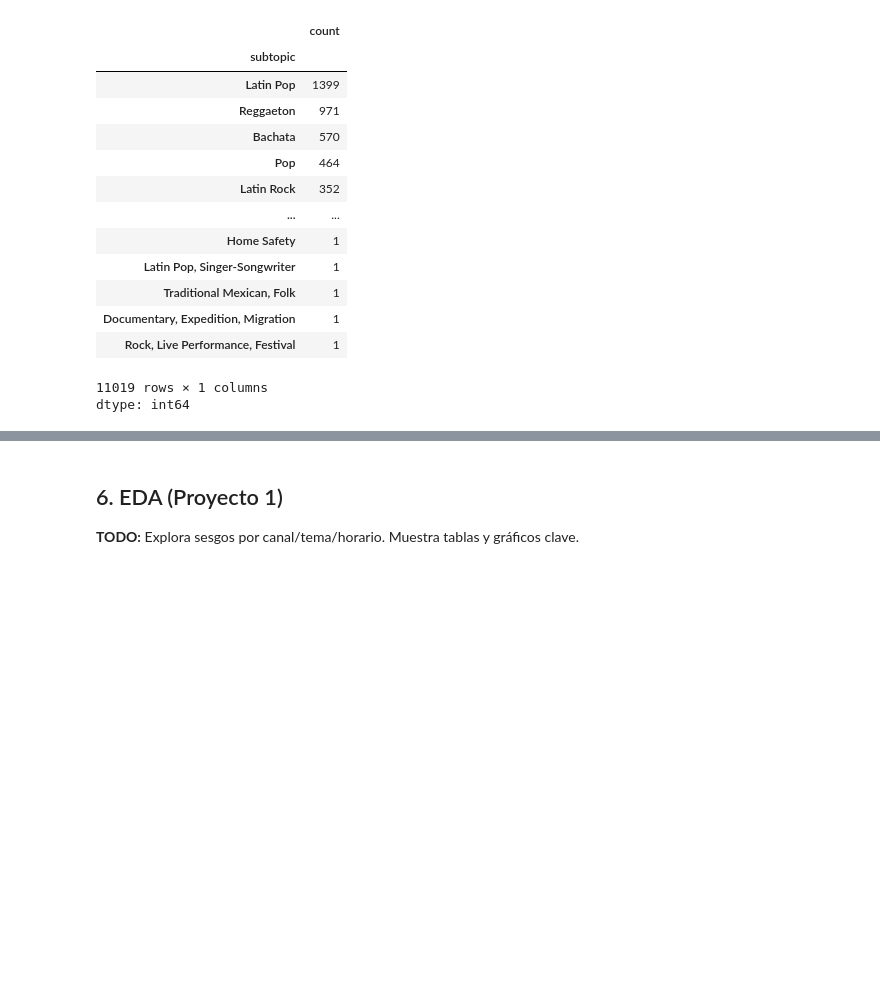
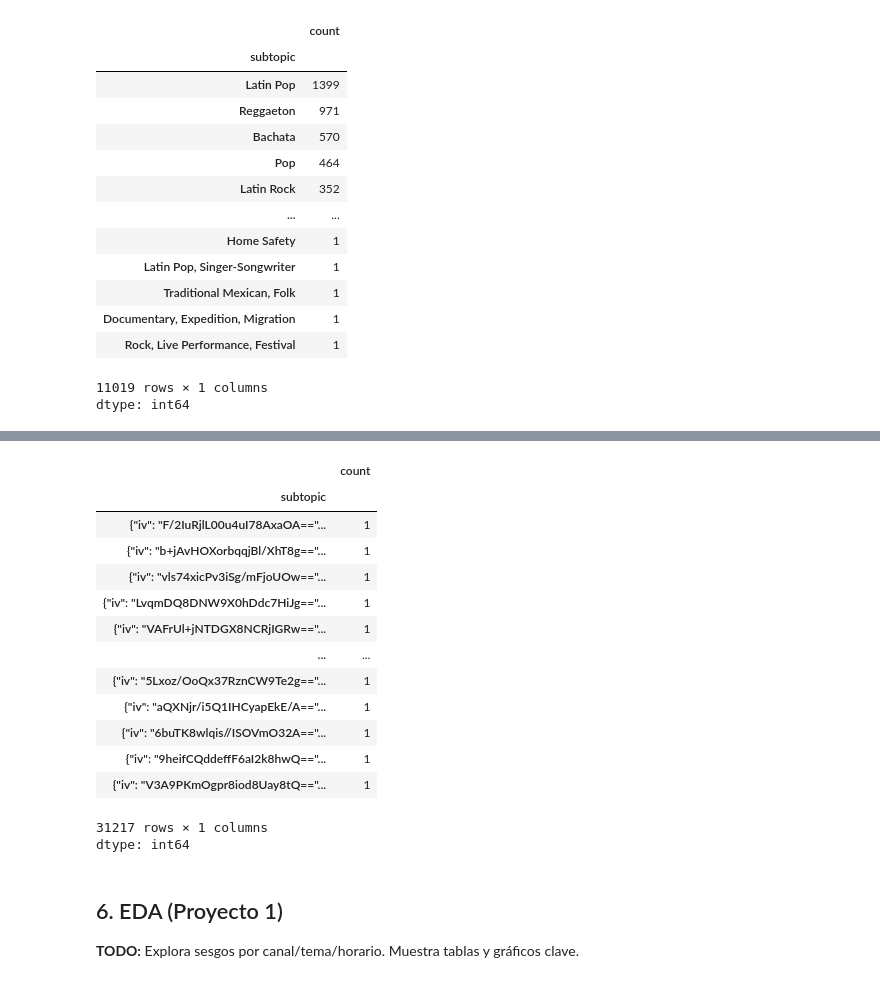
Before and after one commit to brojas7/AnaliticaHistorialYoutube, a Jupyter notebook: notebooks/main.ipynb, the cells around one changed output, grey strips where cells are left out. Saved outputs shown, nothing was run; the diff lists cells and outputs as text; code cells hidden in the pictures; blank space fills up the shorter version.

```diff
--- a/notebooks/main.ipynb
+++ b/notebooks/main.ipynb
@@ -314,3 +308,7 @@ def decrypt_text(json_input, key):
         return pt.decode('utf-8')
     except Exception:
         return None
+# %%
+df_encrypted = df_main.copy()
+for col in df_encrypted.columns:
+    df_encrypted[col] = df_encrypted[col].apply(lambda x: encrypt_text(x, key))
@@ -316,0 +324,18 @@ def decrypt_text(json_input, key):
+# %%
+df_encrypted.subtopic.value_counts()
+# %% [output]
+|  | count |
+| subtopic |  |
+| {"iv": "F/2IuRjlL00u4uI78AxaOA=="... | 1 |
+| {"iv": "b+jAvHOXorbqqjBl/XhT8g=="... | 1 |
+| {"iv": "vls74xicPv3iSg/mFjoUOw=="... | 1 |
+| {"iv": "LvqmDQ8DNW9X0hDdc7HiJg=="... | 1 |
+| {"iv": "VAFrUl+jNTDGX8NCRjIGRw=="... | 1 |
+| ... | ... |
+| {"iv": "5Lxoz/OoQx37RznCW9Te2g=="... | 1 |
+| {"iv": "aQXNjr/i5Q1IHCyapEkE/A=="... | 1 |
+| {"iv": "6buTK8wlqis//ISOVmO32A=="... | 1 |
+| {"iv": "9heifCQddeffF6aI2k8hwQ=="... | 1 |
+| {"iv": "V3A9PKmOgpr8iod8Uay8tQ=="... | 1 |
+31217 rows × 1 columns
+dtype: int64
```
Also changed, not shown: parts of 4 cells of this notebook.
